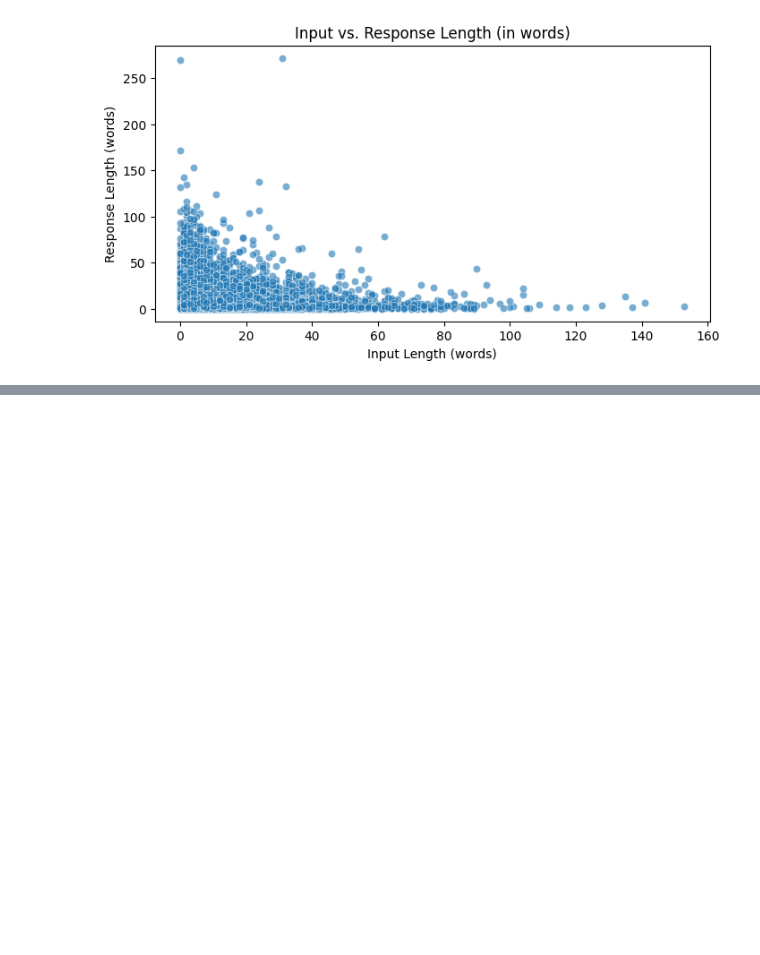
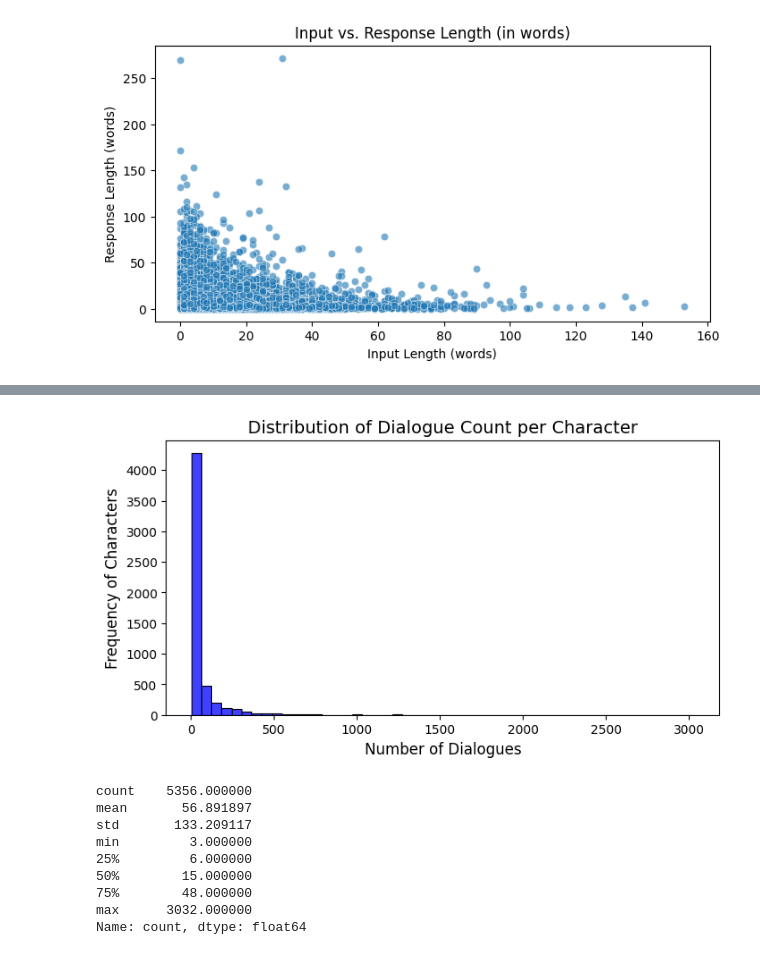
Before and after one commit to oxayavongsa/NLP-Chatbot, a Jupyter notebook: Chatbot_Preprocess_Split.ipynb, the cells around one changed output, grey strips where cells are left out. Cells and saved outputs as stored; diff of their text form; code cells hidden in the pictures; blank space fills up the shorter version.

Commit message:
Preprocess - Imbalance - Split

```diff
--- a/Chatbot_Preprocessing.ipynb
+++ b/Chatbot_Preprocess_Split.ipynb
@@ -457,0 +459,25 @@ Average Response Length (in words): 5.38
+# %%
+# 1. Check for imbalance in character dialogue count
+character_dialogue_counts = lines_df['CharacterName'].value_counts()
+
+# Visualize the distribution
+plt.figure(figsize=(8, 4))
+sns.histplot(character_dialogue_counts, kde=False, bins=50, color='blue')
+plt.title('Distribution of Dialogue Count per Character', fontsize=14)
+plt.xlabel('Number of Dialogues', fontsize=12)
+plt.ylabel('Frequency of Characters', fontsize=12)
+plt.show()
+
+# Identify any imbalances (characters with significantly more dialogues)
+print(character_dialogue_counts.describe())
+# %% [output]
+[figure, added]
+count    5356.000000
+mean       56.891897
+std       133.209117
+min         3.000000
+25%         6.000000
+50%        15.000000
+75%        48.000000
+max      3032.000000
+Name: count, dtype: float64
```
Also changed, not shown: parts of 8 cells of this notebook.
